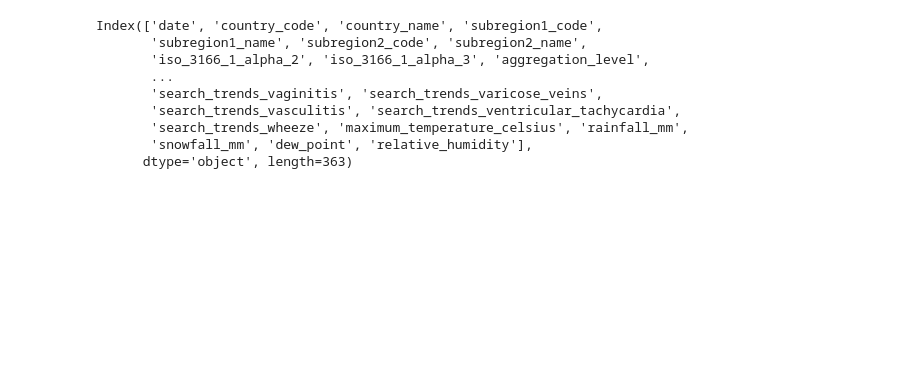
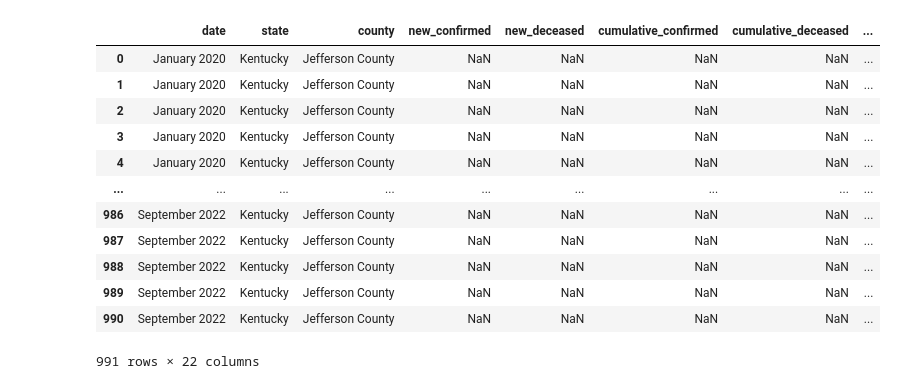
Before and after one commit to JeffreyFennell/Louisville-KY-Covid-and-Crime, a Jupyter notebook: covid_data.ipynb, the cells around one changed output. Drawn from its saved outputs; the diff is of its cells as text; code cells hidden in the pictures; blank space fills up the shorter version.

```diff
--- a/covid_data.ipynb
+++ b/covid_data.ipynb
@@ -7,5 +6,5 @@ Intel MKL WARNING: Support of Intel(R) Streaming SIMD Extensions 4.2 (Intel(R) S
 # %%
 # source: https://health.google.com/covid-19/open-data/explorer?loc=US_KY_21111
-df= pd.read_csv('assets/US_KY_21111_edited.csv')
-df.head()
+df= pd.read_csv('assets/US_KY_21111.csv')
+df.info()
 # %% [output]
@@ -18,0 +466,3 @@ df.head()
+# %%
+# Drop unnecessary columns
+df.drop(columns= dropped_columns, inplace=True)
@@ -18,0 +489,5 @@ df.head()
+# %%
+# Rename for clarity
+df.rename(columns={'subregion1_name':'state',
+                   'subregion2_name':'county',
+                   'population':'total_population'}, inplace=True)
@@ -19,12 +502,22 @@ df.head()
+# %%
+# Convert dates to datetime
+df['date'] = pd.to_datetime(df['date'])
+
+# Simplify dates to Month/Year format.
+df['date'] = df['date'].dt.strftime('%B %Y')
 # %%
-df.columns
+df
 # %% [output]
+|  | date | state | county | new_confirmed | new_deceased | cumulative_confirmed | cumulative_deceased | ... |
+| 0 | January 2020 | Kentucky | Jefferson County | NaN | NaN | NaN | NaN | ... |
+| 1 | January 2020 | Kentucky | Jefferson County | NaN | NaN | NaN | NaN | ... |
+| 2 | January 2020 | Kentucky | Jefferson County | NaN | NaN | NaN | NaN | ... |
+| 3 | January 2020 | Kentucky | Jefferson County | NaN | NaN | NaN | NaN | ... |
+| 4 | January 2020 | Kentucky | Jefferson County | NaN | NaN | NaN | NaN | ... |
+| ... | ... | ... | ... | ... | ... | ... | ... | ... |
+| 986 | September 2022 | Kentucky | Jefferson County | NaN | NaN | NaN | NaN | ... |
+| 987 | September 2022 | Kentucky | Jefferson County | NaN | NaN | NaN | NaN | ... |
+| 988 | September 2022 | Kentucky | Jefferson County | NaN | NaN | NaN | NaN | ... |
+| 989 | September 2022 | Kentucky | Jefferson County | NaN | NaN | NaN | NaN | ... |
+| 990 | September 2022 | Kentucky | Jefferson County | NaN | NaN | NaN | NaN | ... |
-Index(['date', 'country_code', 'country_name', 'subregion1_code',
-       'subregion1_name', 'subregion2_code', 'subregion2_name',
-       'iso_3166_1_alpha_2', 'iso_3166_1_alpha_3', 'aggregation_level',
-       ...
-       'search_trends_vaginitis', 'search_trends_varicose_veins',
-       'search_trends_vasculitis', 'search_trends_ventricular_tachycardia',
-       'search_trends_wheeze', 'maximum_temperature_celsius', 'rainfall_mm',
-       'snowfall_mm', 'dew_point', 'relative_humidity'],
-      dtype='object', length=363)
+991 rows × 22 columns
```
Also changed, not shown: parts of 7 cells of this notebook.
